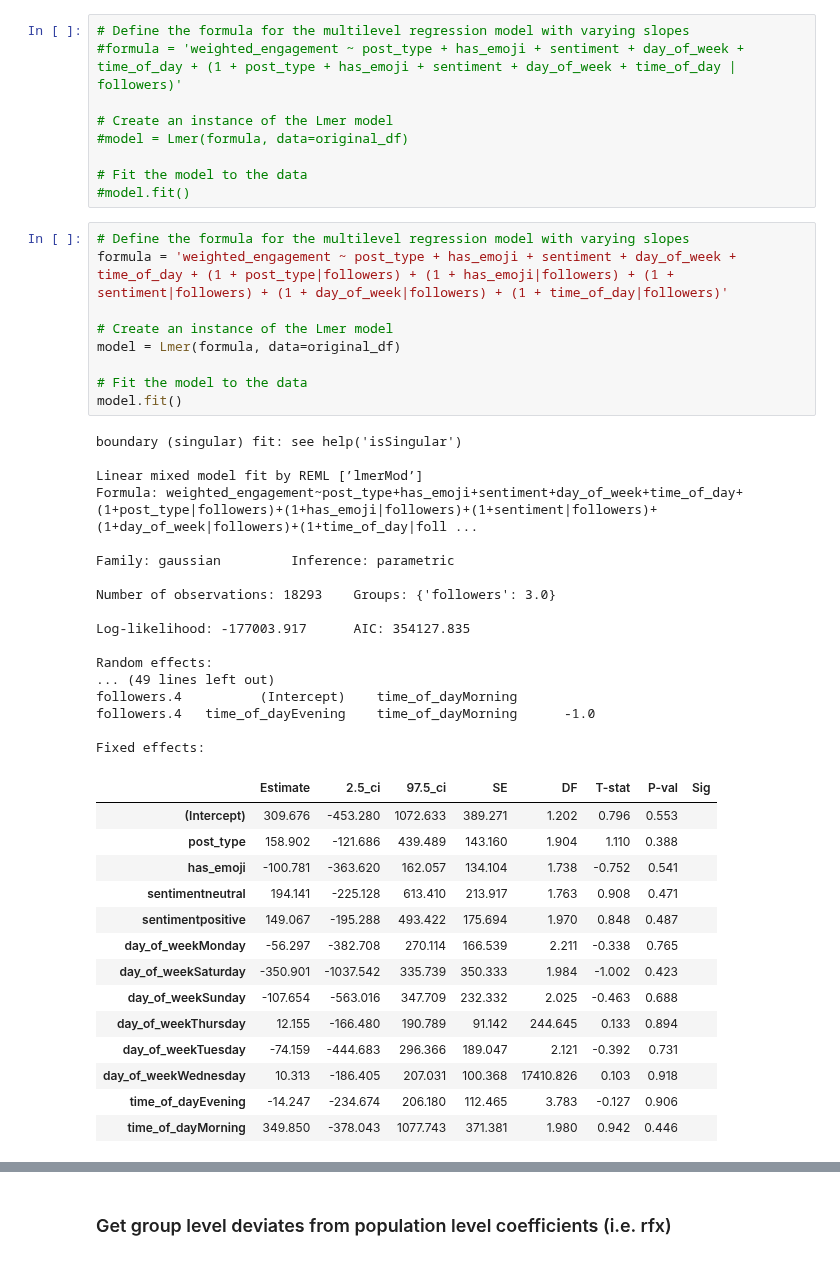
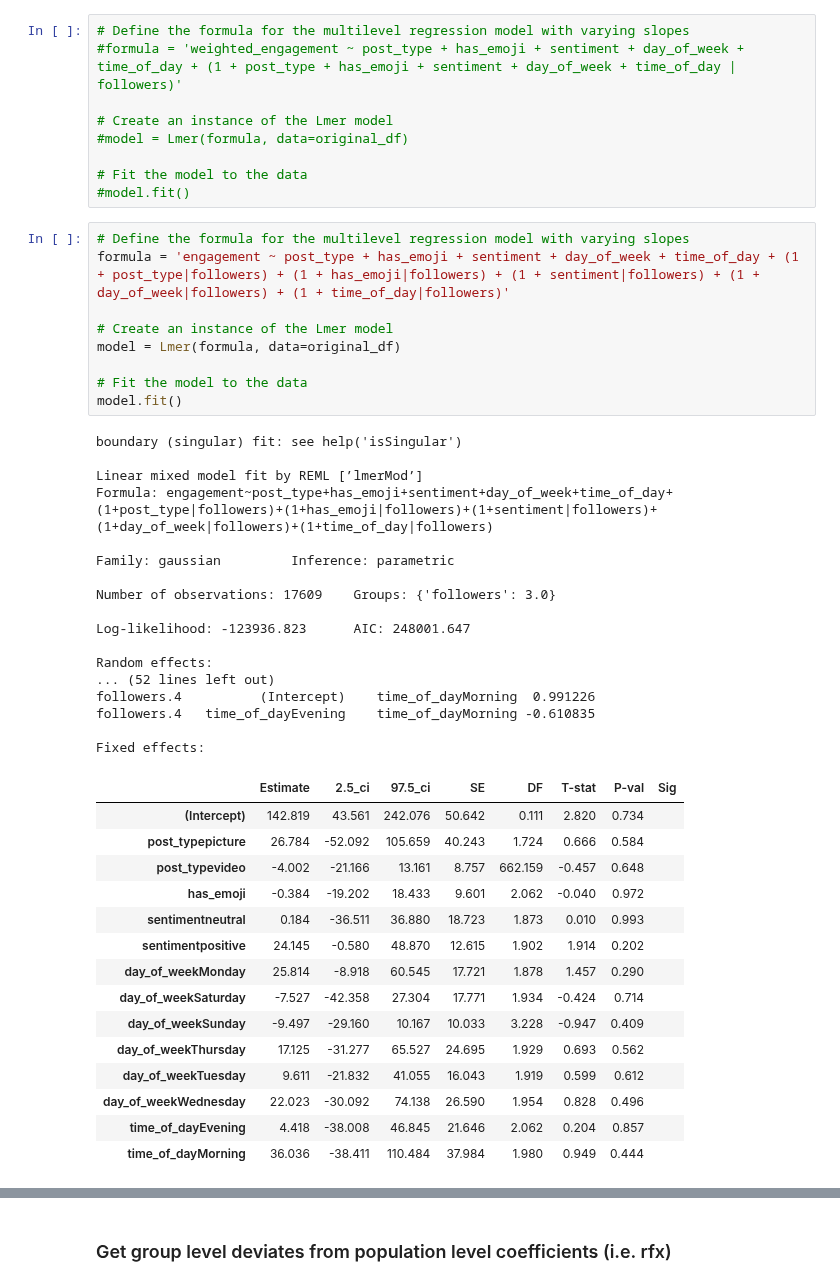
Before and after one commit to crlhbs/Group1_MarketingStrategy, a Jupyter notebook: Multi-level_Analysis.ipynb, the cells around one changed output, grey strips where cells are left out. Saved outputs shown, nothing was run; the diff lists cells and outputs as text.

```diff
--- a/Multi-level_Analysis.ipynb
+++ b/Multi-level_Analysis.ipynb
@@ -119,42 +118,43 @@ from pymer4.models import Lmer
 #model.fit()
 # %%
 # Define the formula for the multilevel regression model with varying slopes
-formula = 'weighted_engagement ~ post_type + has_emoji + sentiment + day_of_week + time_of_day + (1 + post_type|followers) + (1 + has_emoji|followers) + (1 + sentiment|followers) + (1 + day_of_week|followers) + (1 + time_of_day|followers)'
+formula = 'engagement ~ post_type + has_emoji + sentiment + day_of_week + time_of_day + (1 + post_type|followers) + (1 + has_emoji|followers) + (1 + sentiment|followers) + (1 + day_of_week|followers) + (1 + time_of_day|followers)'
 
 # Create an instance of the Lmer model
 model = Lmer(formula, data=original_df)
 
 # Fit the model to the data
 model.fit()
 # %% [output]
 boundary (singular) fit: see help('isSingular')
 
 Linear mixed model fit by REML [’lmerMod’]
-Formula: weighted_engagement~post_type+has_emoji+sentiment+day_of_week+time_of_day+(1+post_type|followers)+(1+has_emoji|followers)+(1+sentiment|followers)+(1+day_of_week|followers)+(1+time_of_day|foll ...
+Formula: engagement~post_type+has_emoji+sentiment+day_of_week+time_of_day+(1+post_type|followers)+(1+has_emoji|followers)+(1+sentiment|followers)+(1+day_of_week|followers)+(1+time_of_day|followers)
 
 Family: gaussian         Inference: parametric
 
-Number of observations: 18293    Groups: {'followers': 3.0}
+Number of observations: 17609    Groups: {'followers': 3.0}
 
-Log-likelihood: -177003.917      AIC: 354127.835
+Log-likelihood: -123936.823      AIC: 248001.647
 
 Random effects:
-... (49 lines left out)
-followers.4          (Intercept)    time_of_dayMorning
-followers.4   time_of_dayEvening    time_of_dayMorning      -1.0
+... (52 lines left out)
+followers.4          (Intercept)    time_of_dayMorning  0.991226
+followers.4   time_of_dayEvening    time_of_dayMorning -0.610835
 
 Fixed effects:
 |  | Estimate | 2.5_ci | 97.5_ci | SE | DF | T-stat | P-val | Sig |
-| (Intercept) | 309.676 | -453.280 | 1072.633 | 389.271 | 1.202 | 0.796 | 0.553 |  |
-| post_type | 158.902 | -121.686 | 439.489 | 143.160 | 1.904 | 1.110 | 0.388 |  |
-| has_emoji | -100.781 | -363.620 | 162.057 | 134.104 | 1.738 | -0.752 | 0.541 |  |
-| sentimentneutral | 194.141 | -225.128 | 613.410 | 213.917 | 1.763 | 0.908 | 0.471 |  |
-| sentimentpositive | 149.067 | -195.288 | 493.422 | 175.694 | 1.970 | 0.848 | 0.487 |  |
-| day_of_weekMonday | -56.297 | -382.708 | 270.114 | 166.539 | 2.211 | -0.338 | 0.765 |  |
-| day_of_weekSaturday | -350.901 | -1037.542 | 335.739 | 350.333 | 1.984 | -1.002 | 0.423 |  |
-| day_of_weekSunday | -107.654 | -563.016 | 347.709 | 232.332 | 2.025 | -0.463 | 0.688 |  |
-| day_of_weekThursday | 12.155 | -166.480 | 190.789 | 91.142 | 244.645 | 0.133 | 0.894 |  |
-| day_of_weekTuesday | -74.159 | -444.683 | 296.366 | 189.047 | 2.121 | -0.392 | 0.731 |  |
-| day_of_weekWednesday | 10.313 | -186.405 | 207.031 | 100.368 | 17410.826 | 0.103 | 0.918 |  |
-| time_of_dayEvening | -14.247 | -234.674 | 206.180 | 112.465 | 3.783 | -0.127 | 0.906 |  |
-| time_of_dayMorning | 349.850 | -378.043 | 1077.743 | 371.381 | 1.980 | 0.942 | 0.446 |  |
+| (Intercept) | 142.819 | 43.561 | 242.076 | 50.642 | 0.111 | 2.820 | 0.734 |  |
+| post_typepicture | 26.784 | -52.092 | 105.659 | 40.243 | 1.724 | 0.666 | 0.584 |  |
+| post_typevideo | -4.002 | -21.166 | 13.161 | 8.757 | 662.159 | -0.457 | 0.648 |  |
+| has_emoji | -0.384 | -19.202 | 18.433 | 9.601 | 2.062 | -0.040 | 0.972 |  |
+| sentimentneutral | 0.184 | -36.511 | 36.880 | 18.723 | 1.873 | 0.010 | 0.993 |  |
+| sentimentpositive | 24.145 | -0.580 | 48.870 | 12.615 | 1.902 | 1.914 | 0.202 |  |
+| day_of_weekMonday | 25.814 | -8.918 | 60.545 | 17.721 | 1.878 | 1.457 | 0.290 |  |
+| day_of_weekSaturday | -7.527 | -42.358 | 27.304 | 17.771 | 1.934 | -0.424 | 0.714 |  |
+| day_of_weekSunday | -9.497 | -29.160 | 10.167 | 10.033 | 3.228 | -0.947 | 0.409 |  |
+| day_of_weekThursday | 17.125 | -31.277 | 65.527 | 24.695 | 1.929 | 0.693 | 0.562 |  |
+| day_of_weekTuesday | 9.611 | -21.832 | 41.055 | 16.043 | 1.919 | 0.599 | 0.612 |  |
+| day_of_weekWednesday | 22.023 | -30.092 | 74.138 | 26.590 | 1.954 | 0.828 | 0.496 |  |
+| time_of_dayEvening | 4.418 | -38.008 | 46.845 | 21.646 | 2.062 | 0.204 | 0.857 |  |
+| time_of_dayMorning | 36.036 | -38.411 | 110.484 | 37.984 | 1.980 | 0.949 | 0.444 |  |
```
Also changed, not shown: parts of 10 cells of this notebook, 2 other files.
